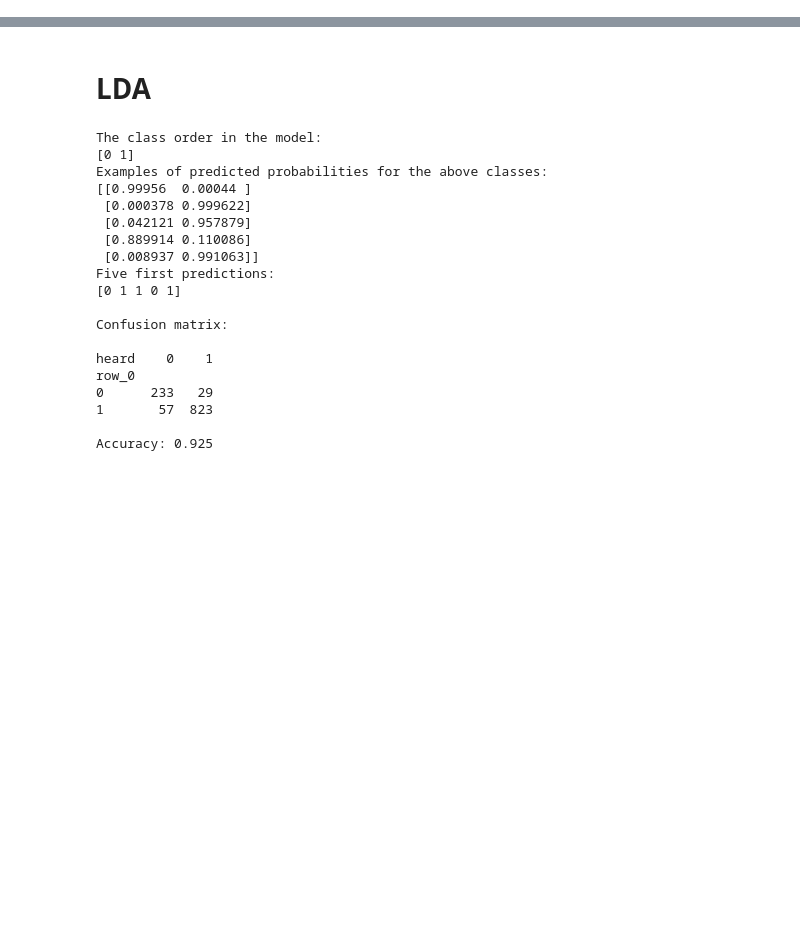
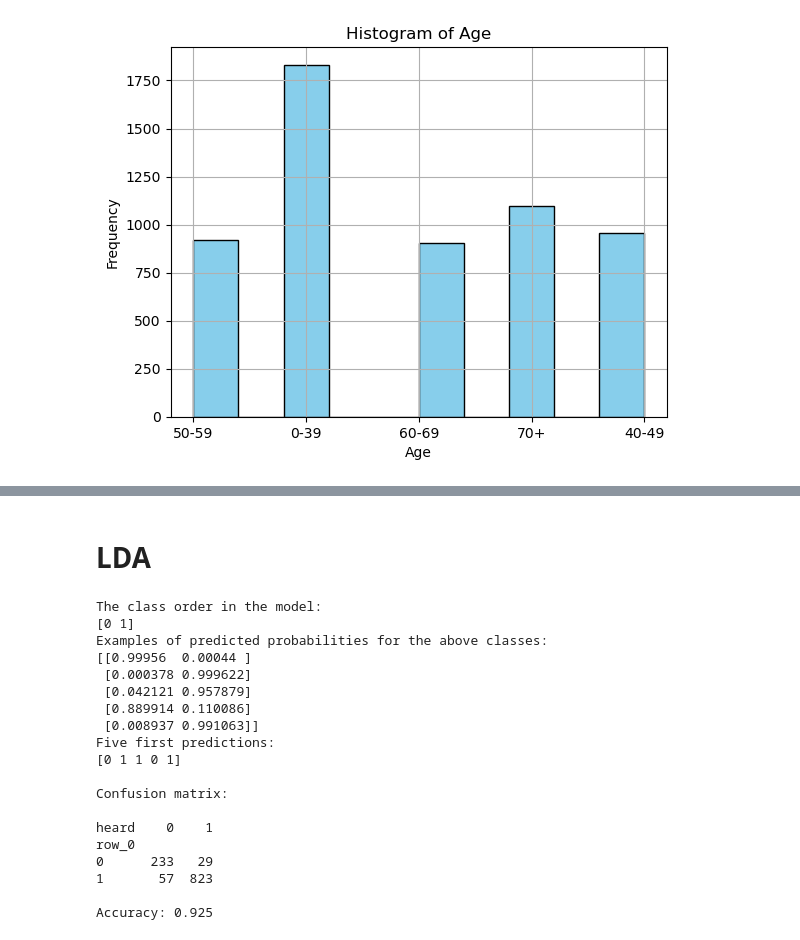
Before and after one commit to elisehammarstrom/statistical_machine_learning, a Jupyter notebook: elise_qda_lda.ipynb, the cells around one changed output, grey strips where cells are left out. Cells and saved outputs as stored; diff of their text form; code cells hidden in the pictures; blank space fills up the shorter version.

```diff
--- a/elise_qda_lda.ipynb
+++ b/elise_qda_lda.ipynb
@@ -48,6 +48,15 @@ new_age_labels = ['Young', 'Middle-aged', 'Elderly']
 
 # Create age groups column with new bins
 data['new_age_group'] = pd.cut(data['age'], bins=new_age_bins, labels=new_age_labels, right=False)
+# %%
+plt.hist(data['age_group'], bins=10, color='skyblue', edgecolor='black')
+plt.xlabel('Age')
+plt.ylabel('Frequency')
+plt.title('Histogram of Age')
+plt.grid(True)
+plt.show()
+# %% [output]
+[figure, added]
 # %%
 #create distance
 
```
Also changed, not shown: parts of 27 cells of this notebook, 1 other file.
